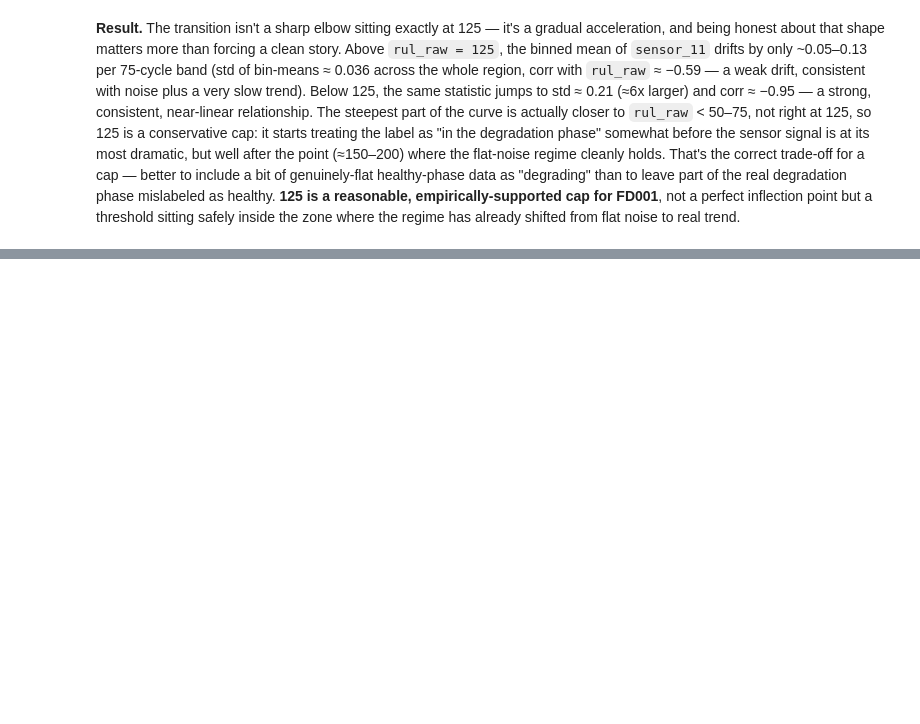
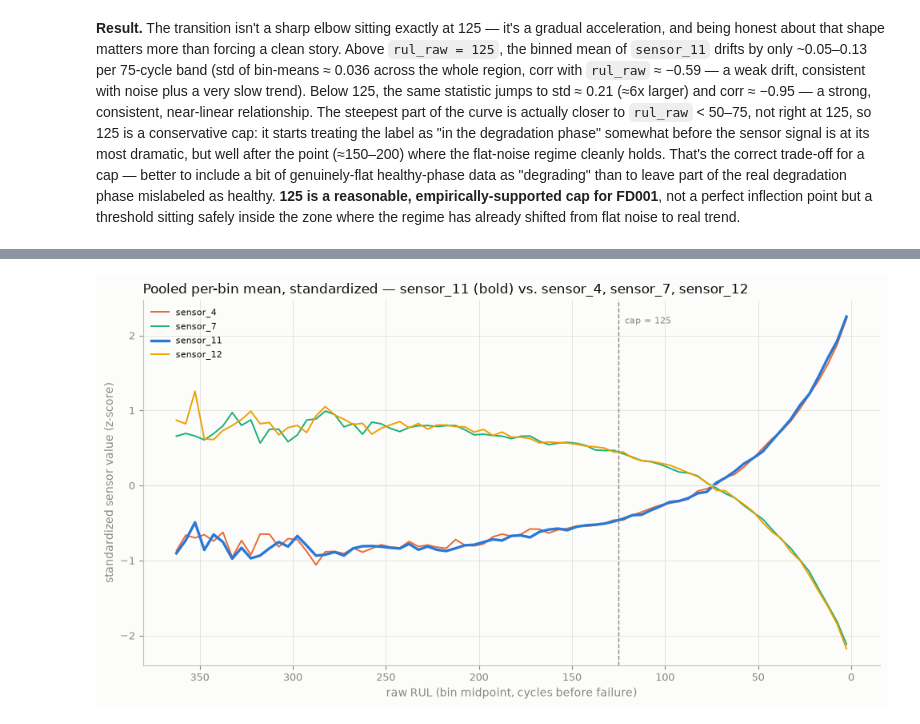
Before and after one commit to Giang2403/RUL_CMAPSS, a Jupyter notebook: notebook/phase2_rul_label_construction.ipynb, the cells around one changed output, grey strips where cells are left out. Saved outputs shown, nothing was run; the diff lists cells and outputs as text; code cells hidden in the pictures; blank space fills up the shorter version.

```diff
--- a/notebook/phase2_rul_label_construction.ipynb
+++ b/notebook/phase2_rul_label_construction.ipynb
@@ -346,0 +537,45 @@ regime has already shifted from flat noise to real trend.
+# %%
+SENSOR_COLORS = {
+    "sensor_11": CATEGORICAL_PALETTE[0],
+    "sensor_4": CATEGORICAL_PALETTE[1],
+    "sensor_7": CATEGORICAL_PALETTE[2],
+    "sensor_12": CATEGORICAL_PALETTE[3],
+}
+
+fig, ax = plt.subplots(figsize=(10, 5.5))
+
+for sensor in COMPARE_SENSORS:
+    ax.plot(
+        pooled_z["bin_mid"], pooled_z[sensor],
+        color=SENSOR_COLORS[sensor],
+        linewidth=2.4 if sensor == "sensor_11" else 1.4,
+        label=sensor,
+    )
+
+ax.invert_xaxis()  # healthy (high RUL) on the left, failure (0) on the right
+ax.axhline(0, color=GRIDLINE, linewidth=0.8)
+ax.axvline(RUL_CAP, color=MUTED, linewidth=1, linestyle="--")
+ax.text(
+    RUL_CAP, pooled_z[COMPARE_SENSORS].to_numpy().max(),
+    f"  cap = {RUL_CAP}", fontsize=8, color=MUTED, va="top",
+)
+
+ax.set_xlabel("raw RUL (bin midpoint, cycles before failure)", fontsize=10, color=MUTED)
+ax.set_ylabel("standardized sensor value (z-score)", fontsize=10, color=MUTED)
+ax.set_title(
+    "Pooled per-bin mean, standardized — sensor_11 (bold) vs. sensor_4, sensor_7, sensor_12",
+    fontsize=12, color=INK, loc="left",
+)
+ax.tick_params(colors=MUTED, labelsize=9)
+for side in ("top", "right"):
+    ax.spines[side].set_visible(False)
+for side in ("left", "bottom"):
+    ax.spines[side].set_color(AXIS)
+ax.grid(True, color=GRIDLINE, linewidth=0.6)
+ax.set_axisbelow(True)
+ax.legend(loc="best", frameon=False, fontsize=8, labelcolor=INK)
+
+fig.tight_layout()
+plt.show()
+# %% [output]
+[figure, added]
```
Also changed, not shown: parts of 8 cells of this notebook.
